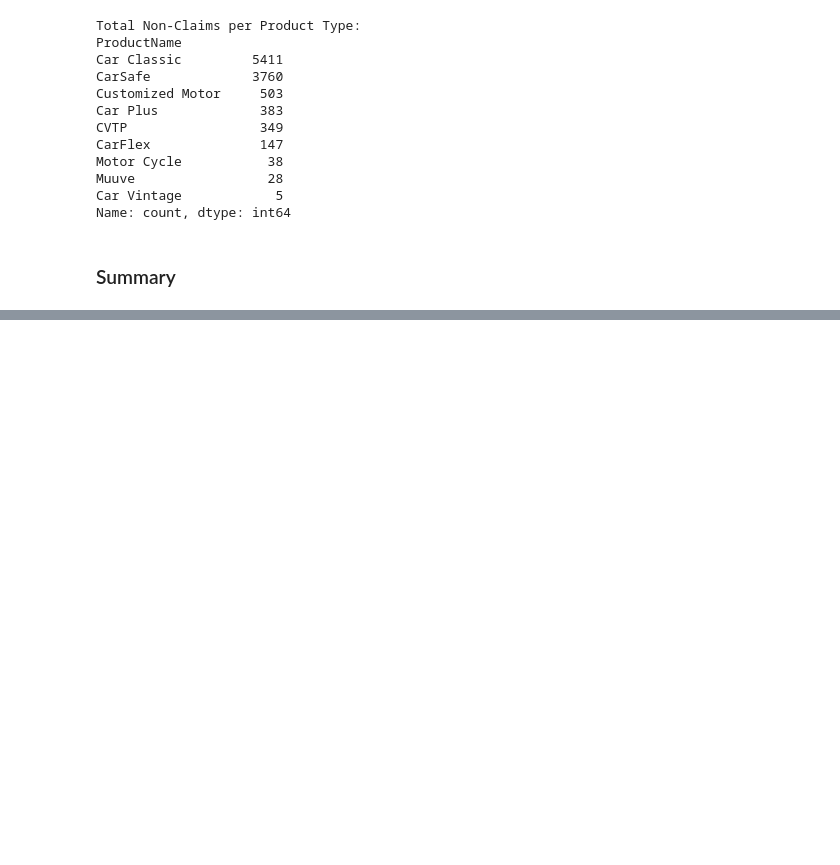
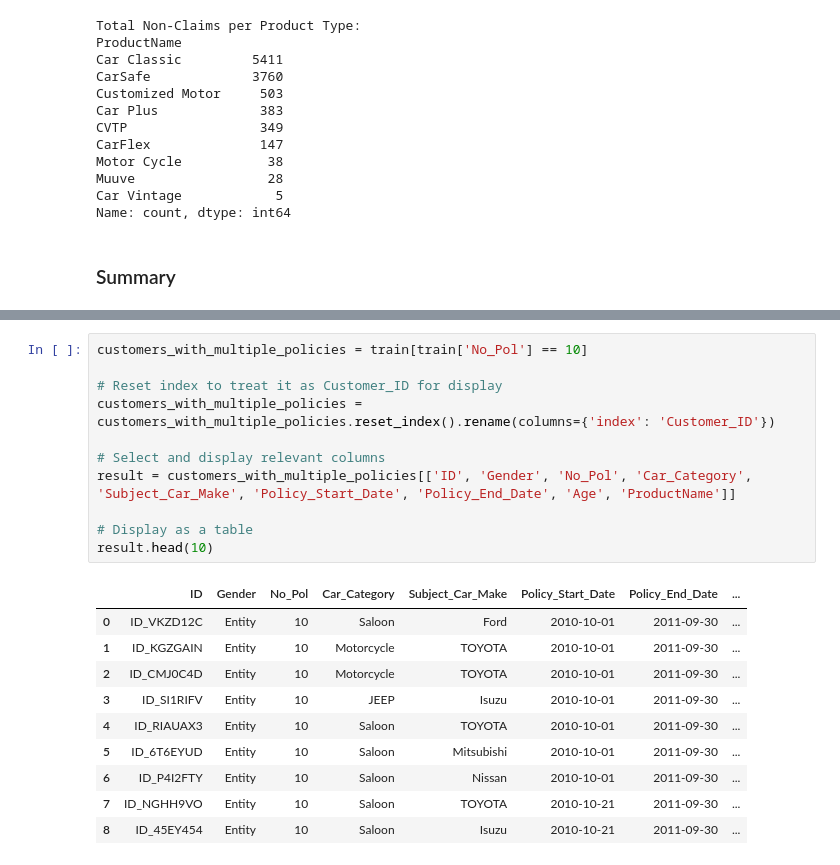
Before and after one commit to The-DigitalAcademy/claim_vision, a Jupyter notebook: analytical_questions.ipynb, the cells around one changed output, grey strips where cells are left out. Saved outputs shown, nothing was run; the diff lists cells and outputs as text; blank space fills up the shorter version.

```diff
--- a/analytical_questions.ipynb
+++ b/analytical_questions.ipynb
@@ -123,0 +327,22 @@ Car Vintage                    5           NaN          5        0.000000
+# %%
+customers_with_multiple_policies = train[train['No_Pol'] == 10]
+
+# Reset index to treat it as Customer_ID for display
+customers_with_multiple_policies = customers_with_multiple_policies.reset_index().rename(columns={'index': 'Customer_ID'})
+
+# Select and display relevant columns
+result = customers_with_multiple_policies[['ID', 'Gender', 'No_Pol', 'Car_Category', 'Subject_Car_Make', 'Policy_Start_Date', 'Policy_End_Date', 'Age', 'ProductName']]
+
+# Display as a table
+result.head(10)
+# %% [output]
+|  | ID | Gender | No_Pol | Car_Category | Subject_Car_Make | Policy_Start_Date | Policy_End_Date | ... |
+| 0 | ID_VKZD12C | Entity | 10 | Saloon | Ford | 2010-10-01 | 2011-09-30 | ... |
+| 1 | ID_KGZGAIN | Entity | 10 | Motorcycle | TOYOTA | 2010-10-01 | 2011-09-30 | ... |
+| 2 | ID_CMJ0C4D | Entity | 10 | Motorcycle | TOYOTA | 2010-10-01 | 2011-09-30 | ... |
+| 3 | ID_SI1RIFV | Entity | 10 | JEEP | Isuzu | 2010-10-01 | 2011-09-30 | ... |
+| 4 | ID_RIAUAX3 | Entity | 10 | Saloon | TOYOTA | 2010-10-01 | 2011-09-30 | ... |
+| 5 | ID_6T6EYUD | Entity | 10 | Saloon | Mitsubishi | 2010-10-01 | 2011-09-30 | ... |
+| 6 | ID_P4I2FTY | Entity | 10 | Saloon | Nissan | 2010-10-01 | 2011-09-30 | ... |
+| 7 | ID_NGHH9VO | Entity | 10 | Saloon | TOYOTA | 2010-10-21 | 2011-09-30 | ... |
+| 8 | ID_45EY454 | Entity | 10 | Saloon | Isuzu | 2010-10-21 | 2011-09-30 | ... |
```
Also changed, not shown: parts of 20 cells of this notebook, 3 other files.
